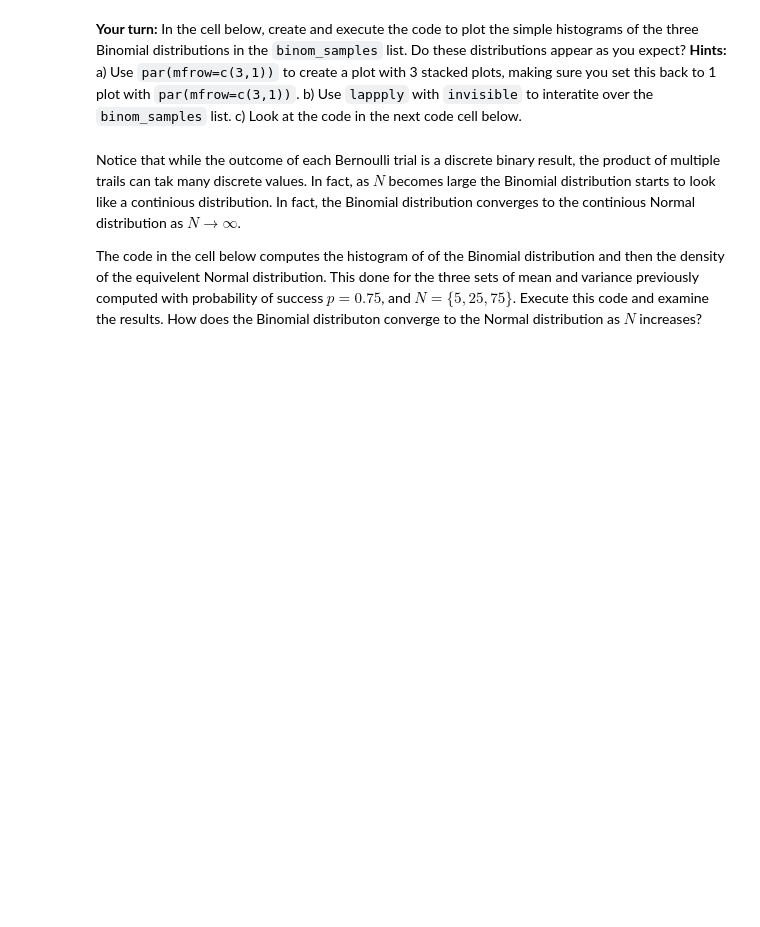
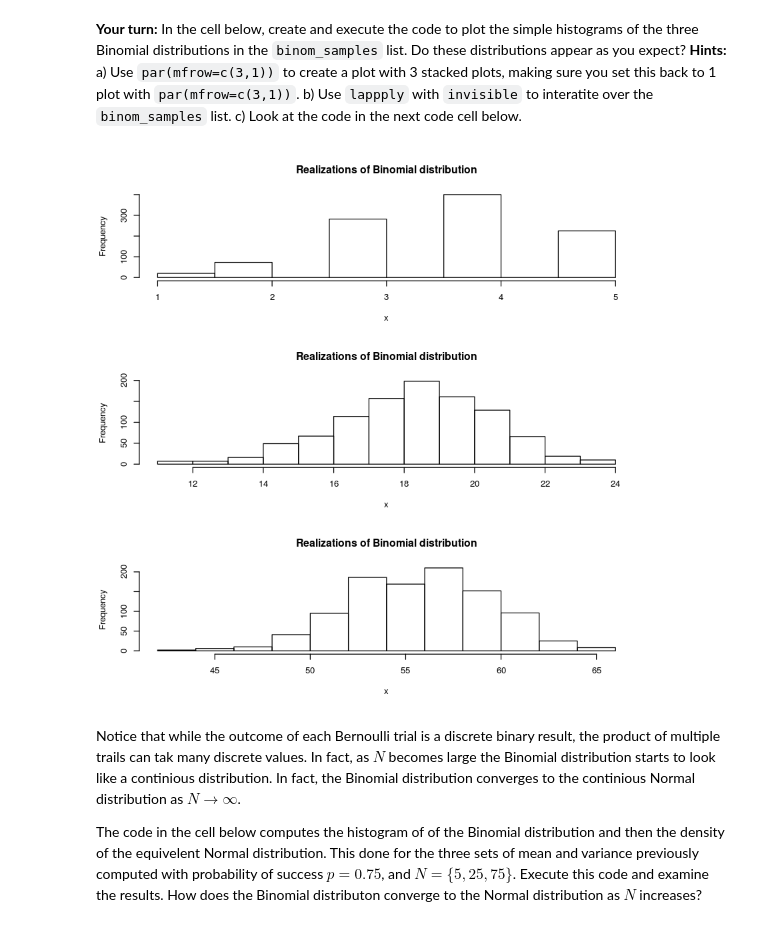
Before and after one commit to LeoSalemann/DataScience410, a Jupyter notebook: Lecture3/IntroToDistributions.ipynb, the cells around one changed output. Cells and saved outputs as stored; diff of their text form; code cells hidden in the pictures; blank space fills up the shorter version.

```diff
--- a/Lecture3/IntroToDistributions.ipynb
+++ b/Lecture3/IntroToDistributions.ipynb
@@ -99,5 +123,11 @@ data.frame(BinomialVariance = binom_vars, SampleVariance = unlist(binom_sample_v
 # %% [markdown]
 **Your turn:** In the cell below, create and execute the code to plot the simple histograms of the three Binomial distributions in the `binom_samples` list. Do these distributions appear as you expect? **Hints:** a) Use `par(mfrow=c(3,1))` to create a plot with 3 stacked plots, making sure you set this back to 1 plot with `par(mfrow=c(3,1))`. b) Use `lappply` with `invisible` to interatite over the `binom_samples` list. c) Look at the code in the next code cell below.
+# %%
+par(mfrow=c(3,1))
+invisible(lapply(binom_samples, hist, xlab = 'x', main = 'Realizations of Binomial distribution'))
+par(mfrow=c(1,1))
+# %% [output]
+[figure, added]
 # %% [markdown]
 Notice that while the outcome of each Bernoulli trial is a discrete binary result, the product of multiple trails can tak many discrete values. In fact, as $N$ becomes large the Binomial distribution starts to look like a continious distribution. In fact, the Binomial distribution converges to the continious Normal distribution as $N \rightarrow \infty$.
 
```
Also changed, not shown: parts of 20 cells of this notebook.
